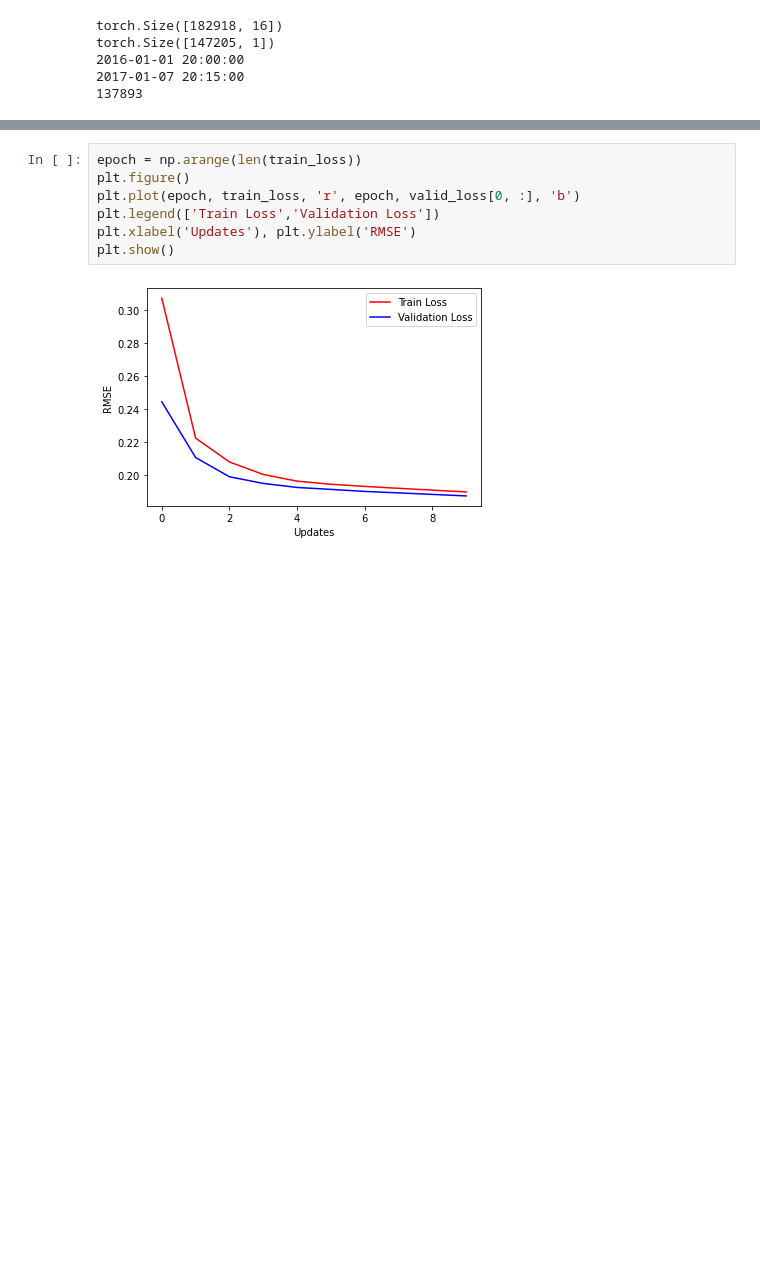
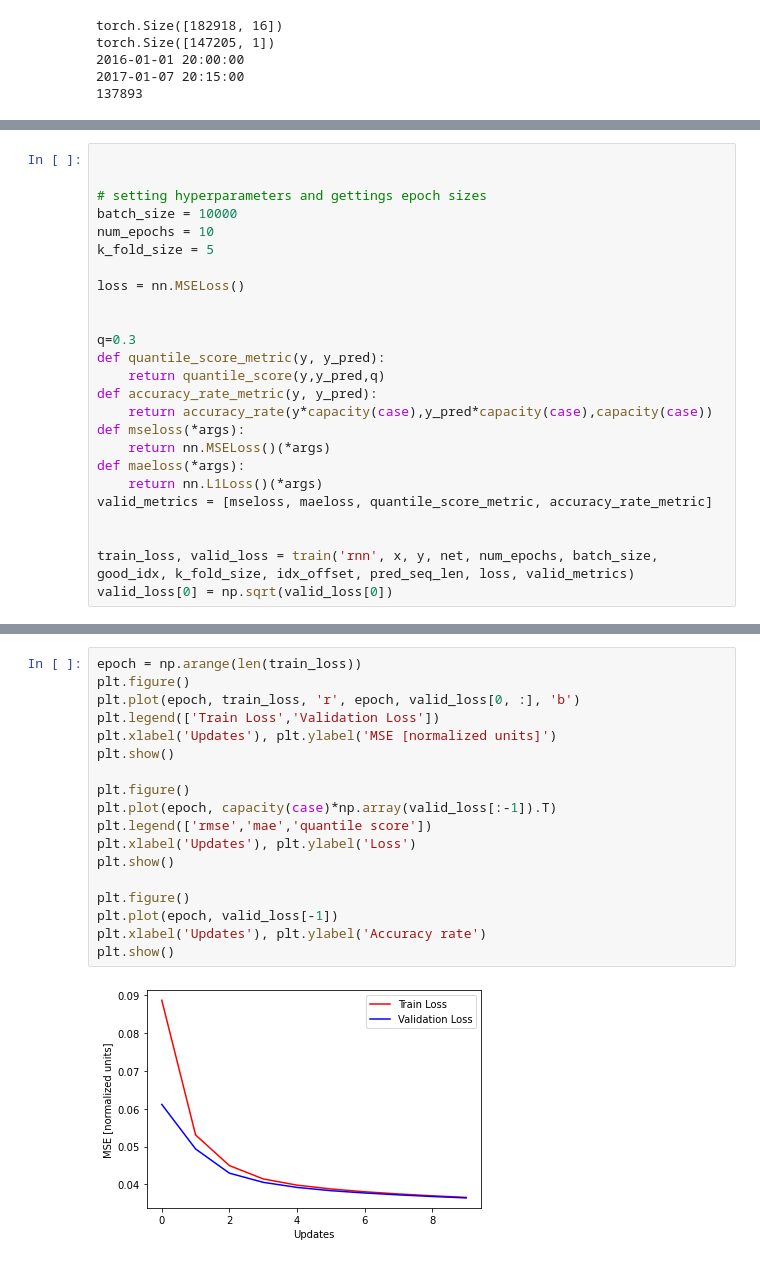
Before and after one commit to SimonKamuk/02456_deep_learning_wind_power, a Jupyter notebook: rnn.ipynb, the cells around one changed output, grey strips where cells are left out. Cells and saved outputs as stored; diff of their text form; blank space fills up the shorter version.

```diff
--- a/rnn.ipynb
+++ b/rnn.ipynb
@@ -220,0 +117,25 @@ Epoch  9 : Training loss: 0.1897, Validation: MSELoss 0.1873
+# %%
+
+
+# setting hyperparameters and gettings epoch sizes
+batch_size = 10000
+num_epochs = 10
+k_fold_size = 5
+
+loss = nn.MSELoss()
+
+
+q=0.3
+def quantile_score_metric(y, y_pred):
+    return quantile_score(y,y_pred,q)
+def accuracy_rate_metric(y, y_pred):
+    return accuracy_rate(y*capacity(case),y_pred*capacity(case),capacity(case))
+def mseloss(*args):
+    return nn.MSELoss()(*args)
+def maeloss(*args):
+    return nn.L1Loss()(*args)
+valid_metrics = [mseloss, maeloss, quantile_score_metric, accuracy_rate_metric]
+
+
+train_loss, valid_loss = train('rnn', x, y, net, num_epochs, batch_size, good_idx, k_fold_size, idx_offset, pred_seq_len, loss, valid_metrics)
+valid_loss[0] = np.sqrt(valid_loss[0])
@@ -221,9 +160,20 @@ Epoch  9 : Training loss: 0.1897, Validation: MSELoss 0.1873
 # %%
 epoch = np.arange(len(train_loss))
 plt.figure()
 plt.plot(epoch, train_loss, 'r', epoch, valid_loss[0, :], 'b')
 plt.legend(['Train Loss','Validation Loss'])
-plt.xlabel('Updates'), plt.ylabel('RMSE')
+plt.xlabel('Updates'), plt.ylabel('MSE [normalized units]')
 plt.show()
+
+plt.figure()
+plt.plot(epoch, capacity(case)*np.array(valid_loss[:-1]).T)
+plt.legend(['rmse','mae','quantile score'])
+plt.xlabel('Updates'), plt.ylabel('Loss')
+plt.show()
+
+plt.figure()
+plt.plot(epoch, valid_loss[-1])
+plt.xlabel('Updates'), plt.ylabel('Accuracy rate')
+plt.show()
 # %% [output]
-[figure, old version]
+[figure, new version]
```
Also changed, not shown: parts of 10 cells of this notebook, 3 other files.
